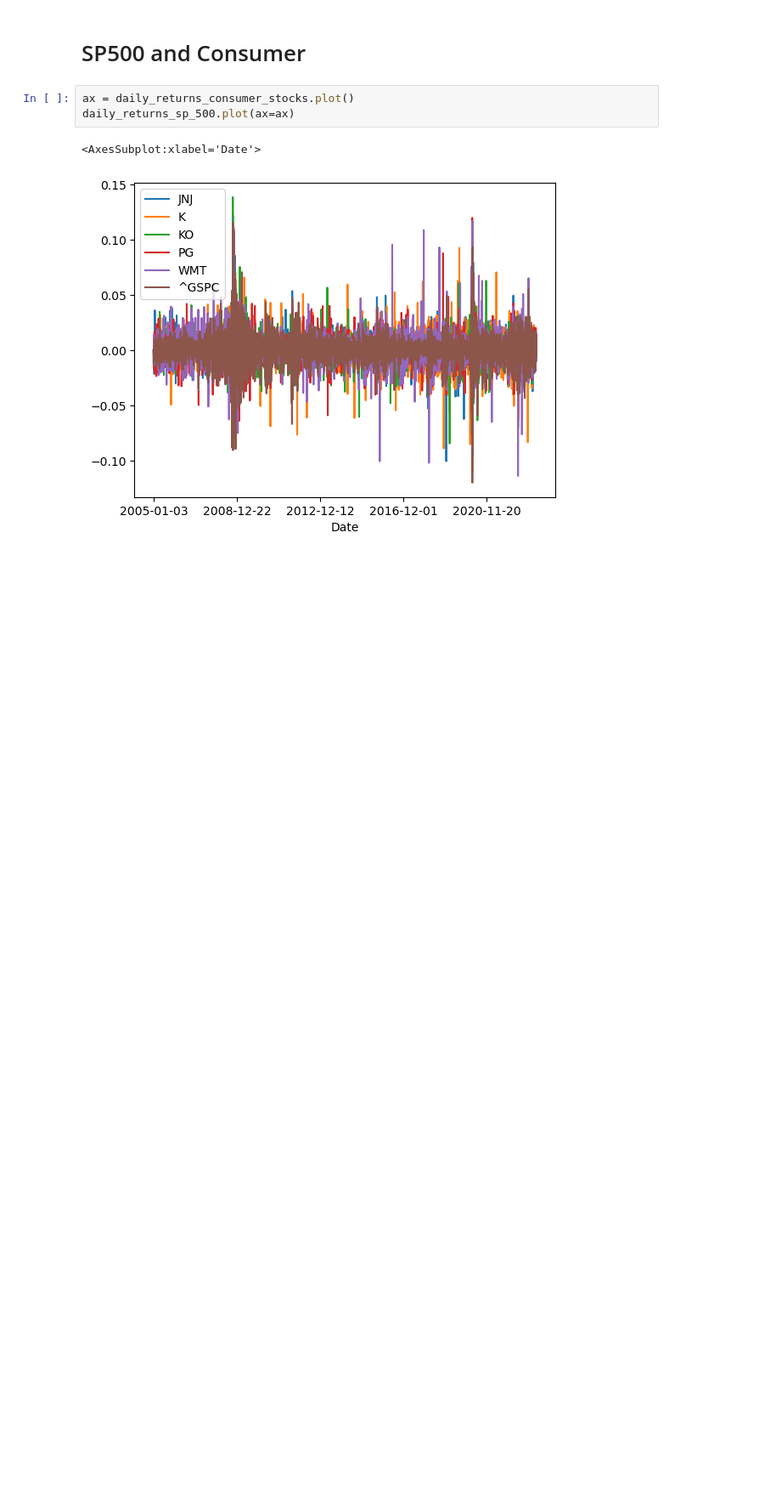
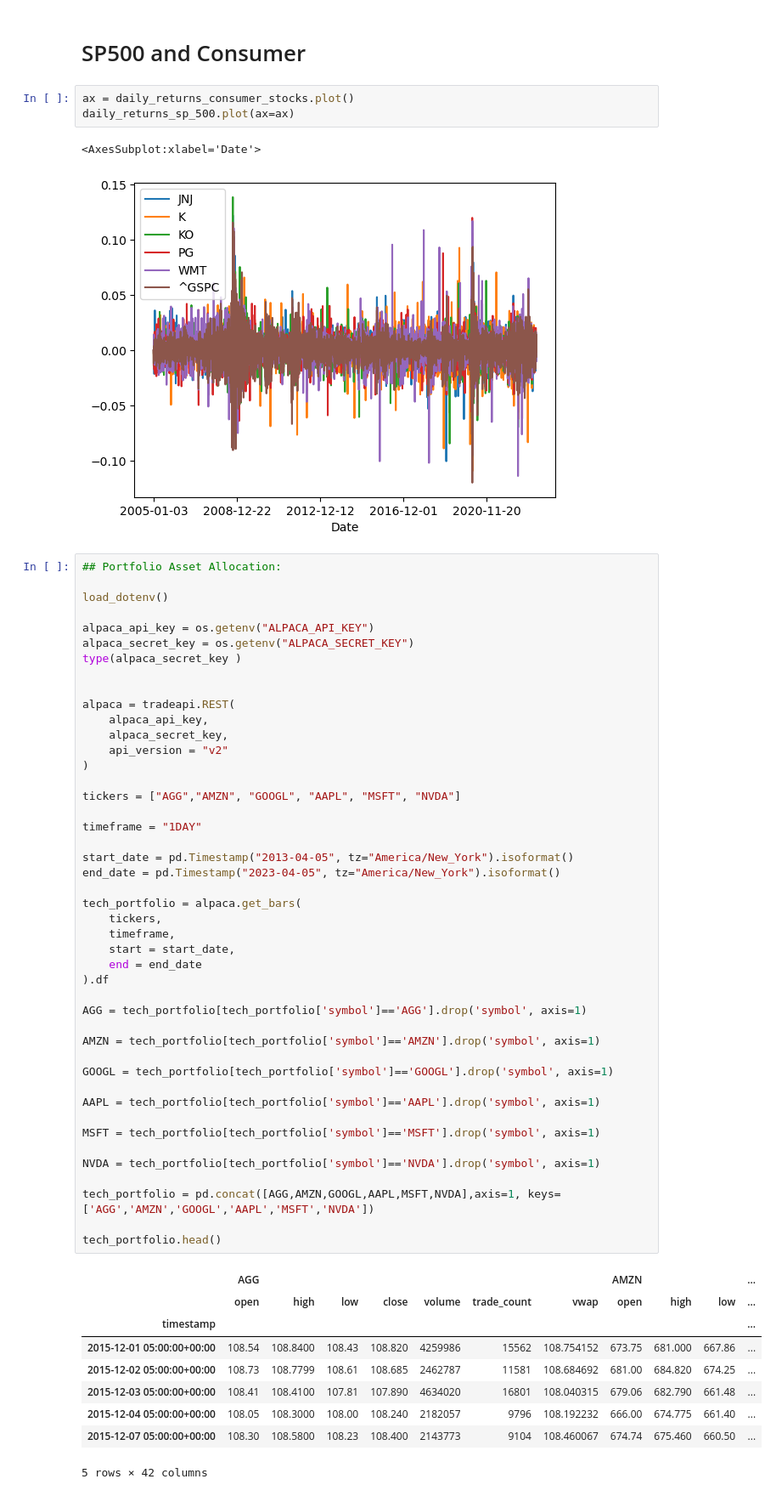
Before and after one commit to reiccv/Project_1_Portfolio_Analysis, a Jupyter notebook: Portfolio_Analysis_Tech_vs_Consumer.ipynb, the cells around one changed output. Shown at 85% size. Saved outputs shown, nothing was run; the diff lists cells and outputs as text; blank space fills up the shorter version.

```diff
--- a/Portfolio_Analysis_Tech_vs_Consumer.ipynb
+++ b/Portfolio_Analysis_Tech_vs_Consumer.ipynb
@@ -396,3 +404,58 @@ daily_returns_sp_500.plot(ax=ax)
 # %% [output]
 <AxesSubplot:xlabel='Date'>
 [figure]
+# %%
+## Portfolio Asset Allocation:
+
+load_dotenv()
+
+alpaca_api_key = os.getenv("ALPACA_API_KEY")
+alpaca_secret_key = os.getenv("ALPACA_SECRET_KEY")
+type(alpaca_secret_key )
+
+
+alpaca = tradeapi.REST(
+    alpaca_api_key,
+    alpaca_secret_key,
+    api_version = "v2"
+)
+
+tickers = ["AGG","AMZN", "GOOGL", "AAPL", "MSFT", "NVDA"]
+
+timeframe = "1DAY"
+
+start_date = pd.Timestamp("2013-04-05", tz="America/New_York").isoformat()
+end_date = pd.Timestamp("2023-04-05", tz="America/New_York").isoformat()
+
+tech_portfolio = alpaca.get_bars(
+    tickers,
+    timeframe,
+    start = start_date,
+    end = end_date
+).df
+
+AGG = tech_portfolio[tech_portfolio['symbol']=='AGG'].drop('symbol', axis=1)
+
+AMZN = tech_portfolio[tech_portfolio['symbol']=='AMZN'].drop('symbol', axis=1)
+
+GOOGL = tech_portfolio[tech_portfolio['symbol']=='GOOGL'].drop('symbol', axis=1)
+
+AAPL = tech_portfolio[tech_portfolio['symbol']=='AAPL'].drop('symbol', axis=1)
+
+MSFT = tech_portfolio[tech_portfolio['symbol']=='MSFT'].drop('symbol', axis=1)
+
+NVDA = tech_portfolio[tech_portfolio['symbol']=='NVDA'].drop('symbol', axis=1)
+
+tech_portfolio = pd.concat([AGG,AMZN,GOOGL,AAPL,MSFT,NVDA],axis=1, keys=['AGG','AMZN','GOOGL','AAPL','MSFT','NVDA'])
+
+tech_portfolio.head()
+# %% [output]
+|  | AGG |  |  |  |  |  |  | AMZN |  |  | ... |
+|  | open | high | low | close | volume | trade_count | vwap | open | high | low | ... |
+| timestamp |  |  |  |  |  |  |  |  |  |  | ... |
+| 2015-12-01 05:00:00+00:00 | 108.54 | 108.8400 | 108.43 | 108.820 | 4259986 | 15562 | 108.754152 | 673.75 | 681.000 | 667.86 | ... |
+| 2015-12-02 05:00:00+00:00 | 108.73 | 108.7799 | 108.61 | 108.685 | 2462787 | 11581 | 108.684692 | 681.00 | 684.820 | 674.25 | ... |
+| 2015-12-03 05:00:00+00:00 | 108.41 | 108.4100 | 107.81 | 107.890 | 4634020 | 16801 | 108.040315 | 679.06 | 682.790 | 661.48 | ... |
+| 2015-12-04 05:00:00+00:00 | 108.05 | 108.3000 | 108.00 | 108.240 | 2182057 | 9796 | 108.192232 | 666.00 | 674.775 | 661.40 | ... |
+| 2015-12-07 05:00:00+00:00 | 108.30 | 108.5800 | 108.23 | 108.400 | 2143773 | 9104 | 108.460067 | 674.74 | 675.460 | 660.50 | ... |
+5 rows × 42 columns
```
Also changed, not shown: parts of 10 cells of this notebook.
